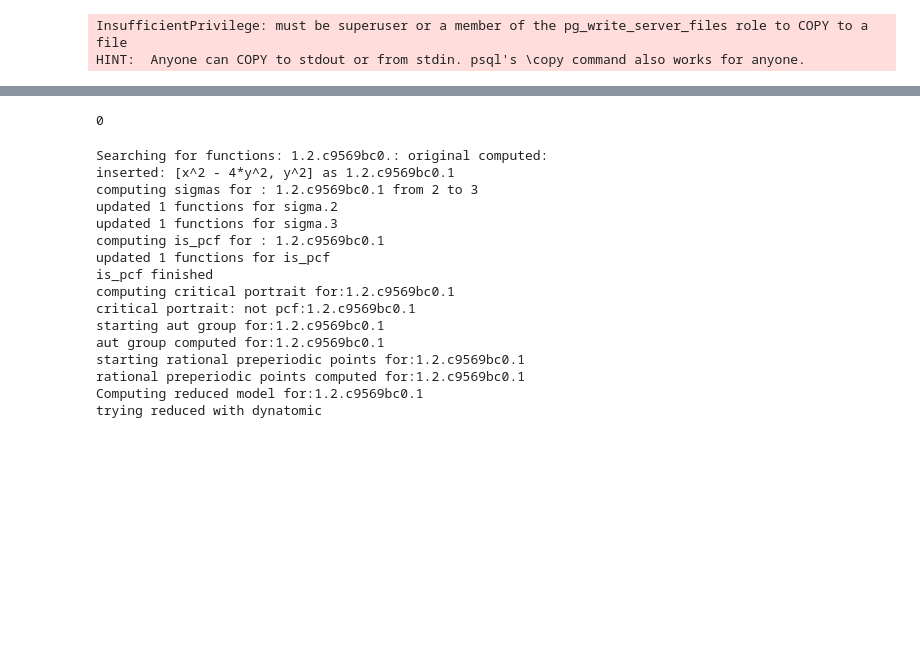
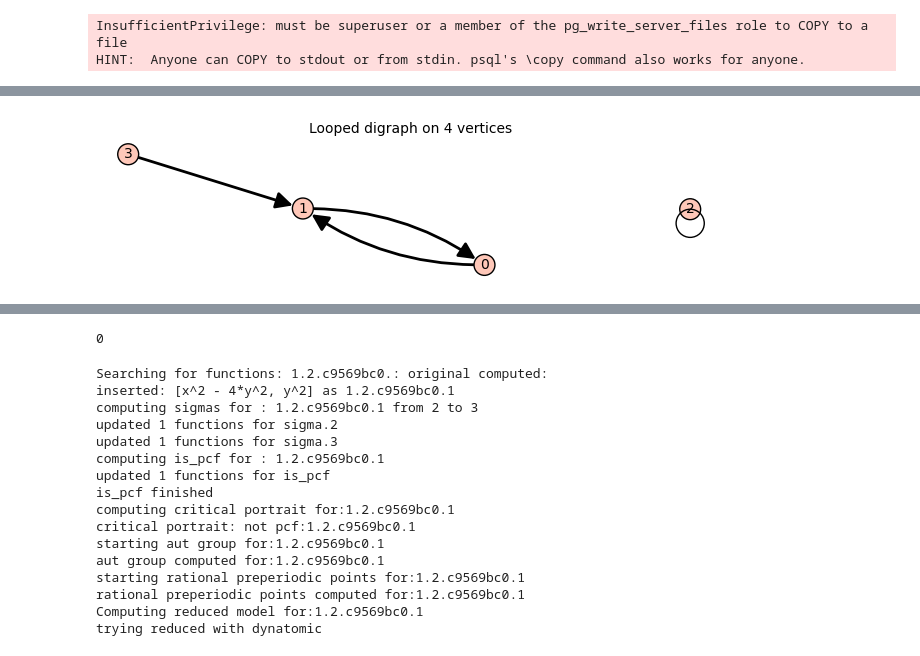
Before and after one commit to jwang-101/DynaBase, a Jupyter notebook: sample_data/functions_test.ipynb, the cells around one changed output, grey strips where cells are left out. Cells and saved outputs as stored; diff of their text form; code cells hidden in the pictures; blank space fills up the shorter version.

```diff
--- a/sample_data/functions_test.ipynb
+++ b/sample_data/functions_test.ipynb
@@ -26,3 +151,7 @@ TypeError: cannot unpack non-iterable int object
+# %%
+G
+# %% [output]
+[figure, added]
 # %%
 my_session.commit()
 # %%
```
Also changed, not shown: parts of 9 cells of this notebook, 15 other files.
